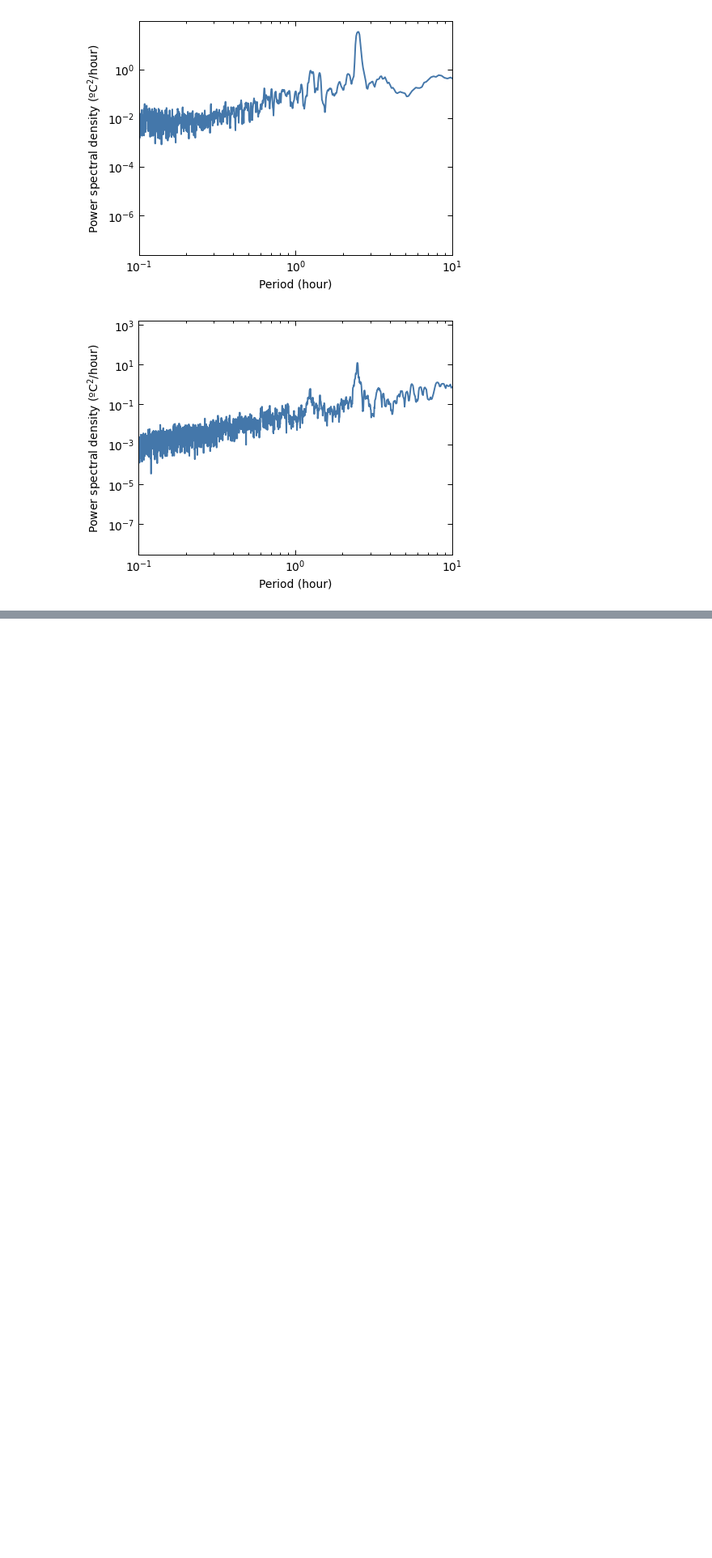
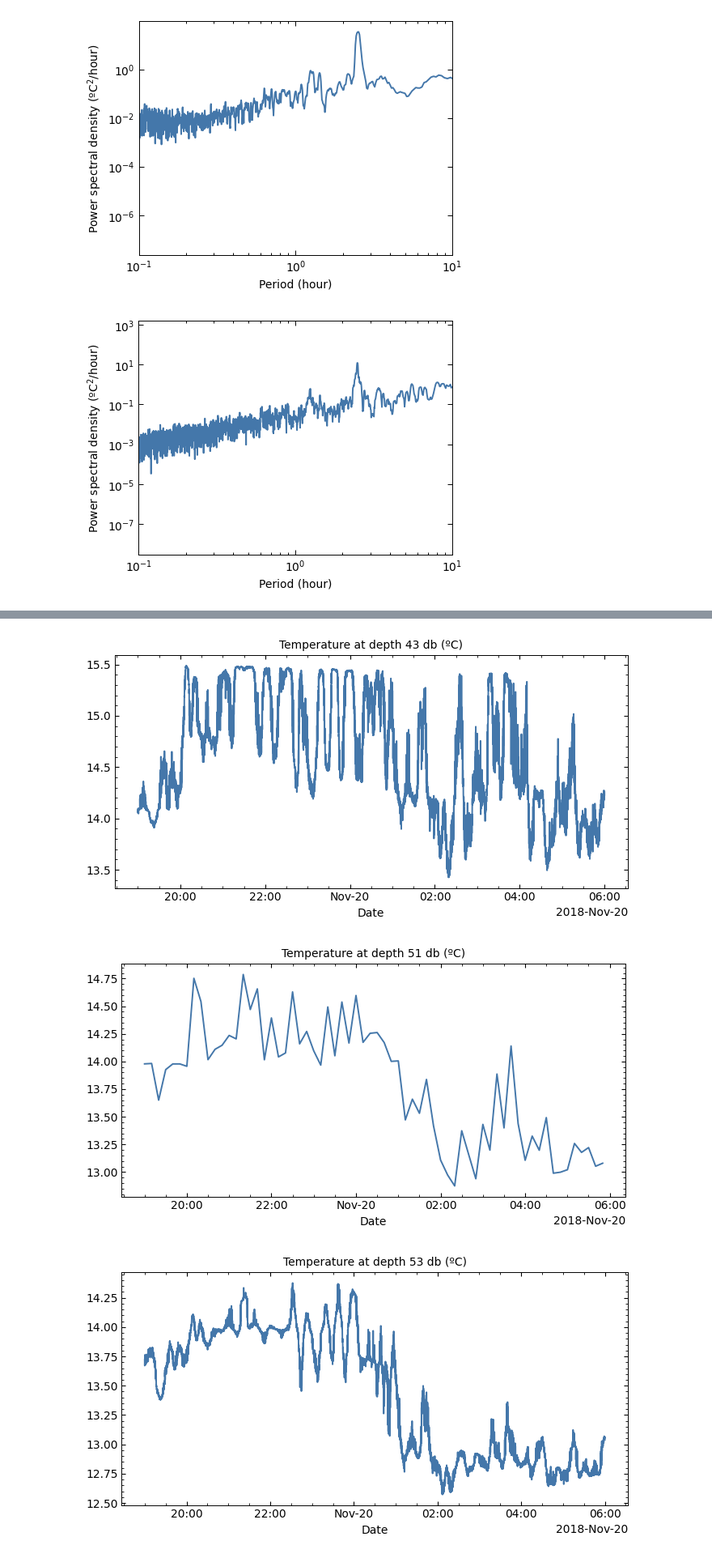
Before and after one commit to manufrn/TFG, a Jupyter notebook: notebooks/AGL_20181116_harmonic_analysis_utide.ipynb, the cells around one changed output, grey strips where cells are left out. Shown at 81% size. Saved outputs shown, nothing was run; the diff lists cells and outputs as text; code cells hidden in the pictures; blank space fills up the shorter version.

```diff
--- a/notebooks/AGL_20181116_harmonic_analysis_utide.ipynb
+++ b/notebooks/AGL_20181116_harmonic_analysis_utide.ipynb
@@ -151,0 +172,15 @@ plot_spectrum(freqs, psd, 'hour', lims=(10**-1, 10))
+# %%
+date_1 = datetime(2018, 11, 19, 19)
+date_2 = datetime(2018, 11, 20, 6)
+plot_thermistor_temperature(temp, pres, date, 5, lims=[date_1, date_2])
+plot_thermistor_temperature(temp, pres, date, 6, lims=[date_1, date_2])
+plot_thermistor_temperature(temp, pres, date, 7, lims=[date_1, date_2])
+plot_thermistor_temperature(temp, pres, date, 8, lims=[date_1, date_2])
+plot_fit_variable(df, 'D1', lims=[date_1, date_2])
+fig, ax = plot_fit_variable(df, 'b2', lims=[date_1, date_2], plot=False)
+ax.set_ylim(0, 0.075)
+plt.show()
+# %% [output]
+[figure, added]
+[figure, added]
+[figure, added]
```
Also changed, not shown: parts of 7 cells of this notebook, 5 other files.
